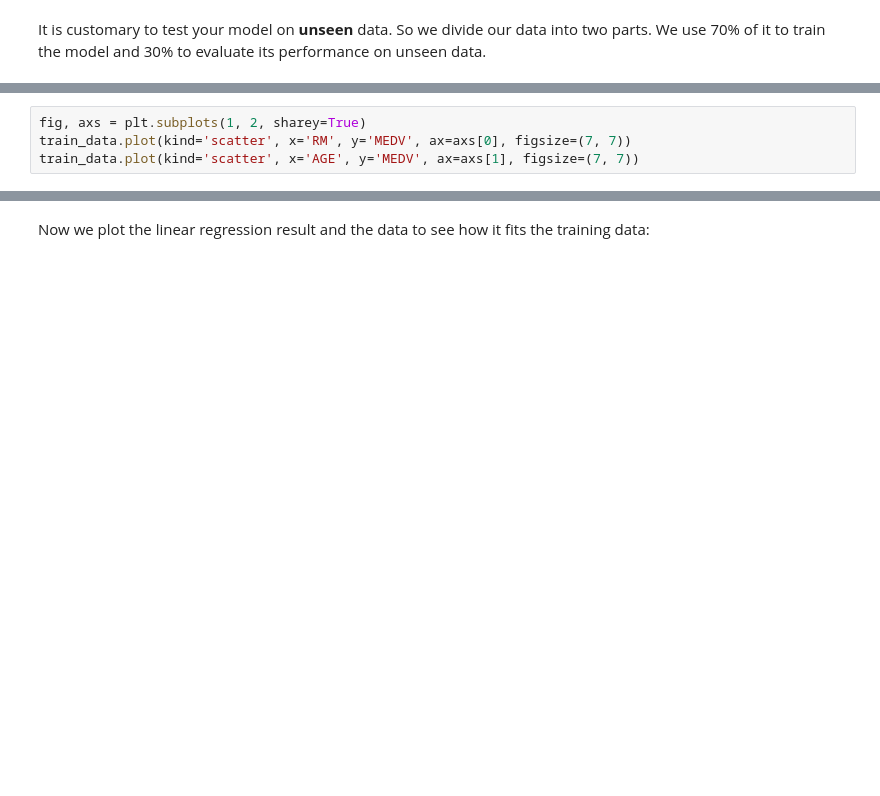
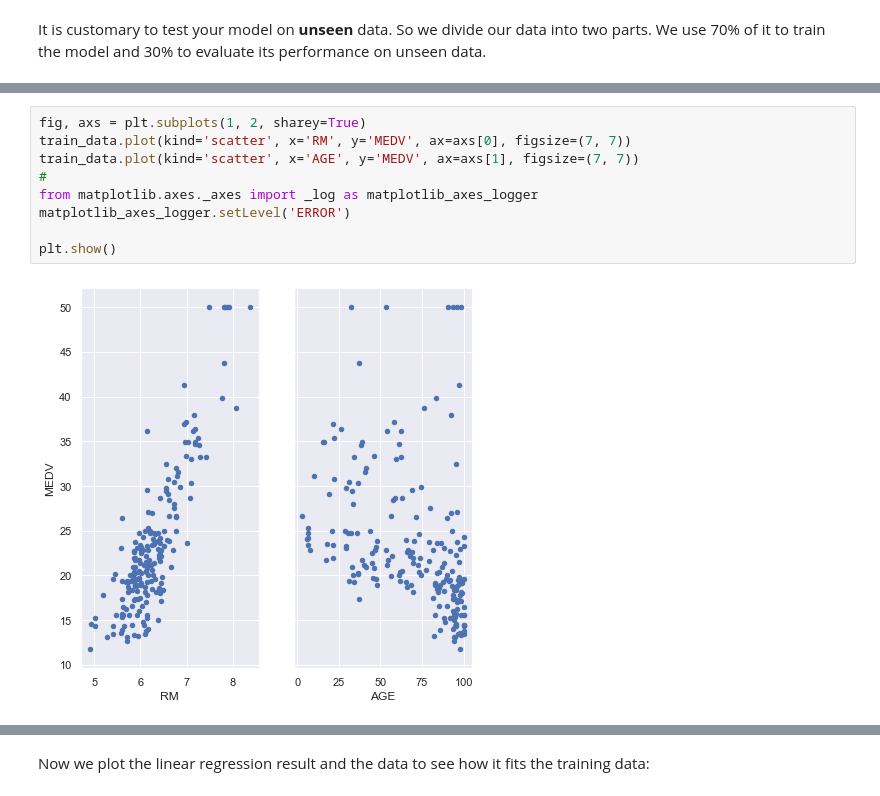
Before and after one commit to tulip-lab/flip00, a Jupyter notebook: F0B-03-Supervised.ipynb, the cells around one changed output, grey strips where cells are left out. Drawn from its saved outputs; the diff is of its cells as text; blank space fills up the shorter version.

```diff
--- a/F0B-03-Supervised.ipynb
+++ b/F0B-03-Supervised.ipynb
@@ -405,6 +630,13 @@ train_data.head()
 # %%
 fig, axs = plt.subplots(1, 2, sharey=True)
 train_data.plot(kind='scatter', x='RM', y='MEDV', ax=axs[0], figsize=(7, 7))
 train_data.plot(kind='scatter', x='AGE', y='MEDV', ax=axs[1], figsize=(7, 7))
+#
+from matplotlib.axes._axes import _log as matplotlib_axes_logger
+matplotlib_axes_logger.setLevel('ERROR')
+
+plt.show()
+# %% [output]
+[figure, added]
 # %%
 test_data = data[200:300]
```
Also changed, not shown: parts of 108 cells of this notebook, 7 other files.
